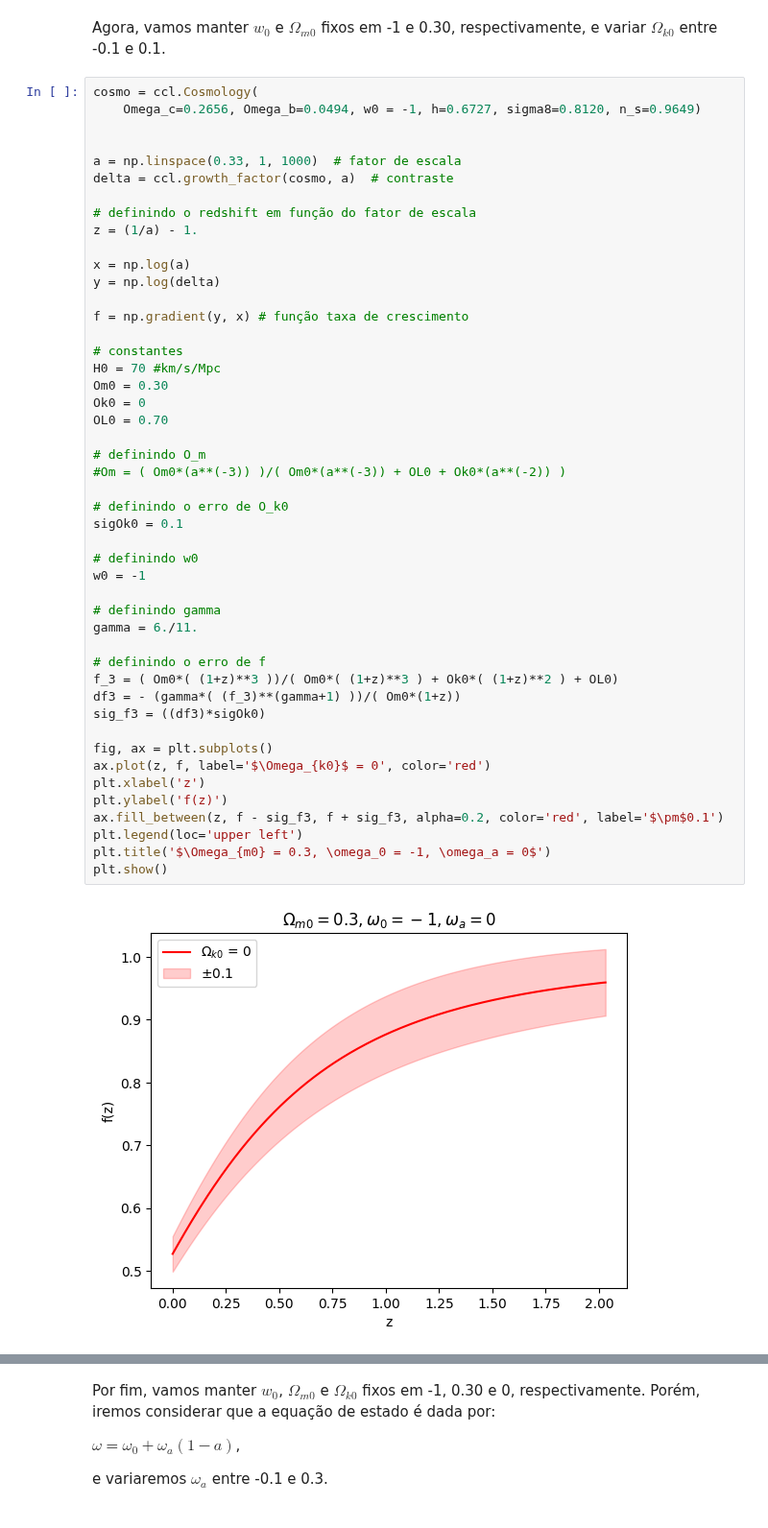
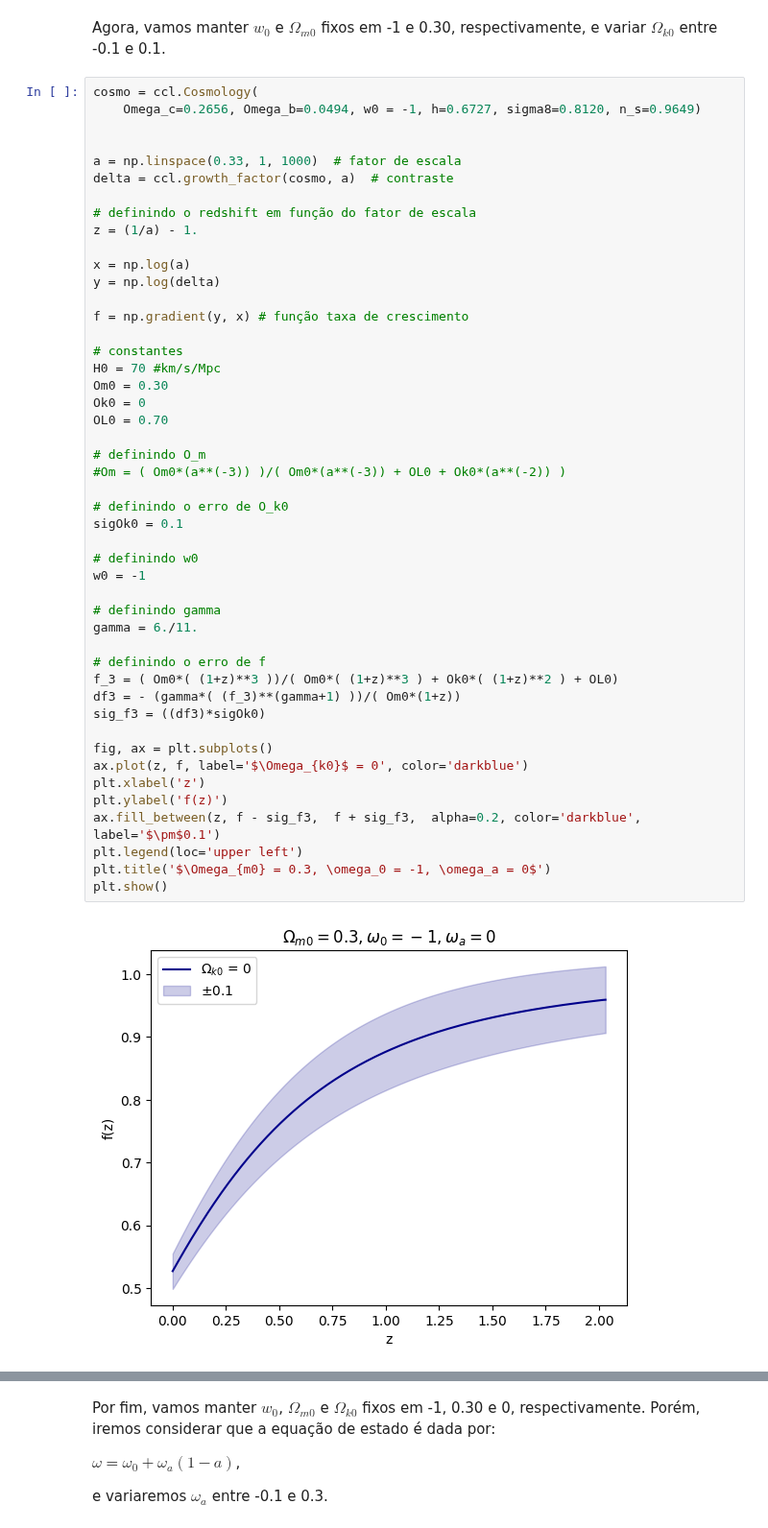
Before and after one commit to fernanda0402/Doutorado, a Jupyter notebook: Taxa_de_crescimento_de_estruturas.ipynb, the cells around one changed output, grey strips where cells are left out. Shown at 96% size. Saved outputs shown, nothing was run; the diff lists cells and outputs as text.

```diff
--- a/Taxa_de_crescimento_de_estruturas.ipynb
+++ b/Taxa_de_crescimento_de_estruturas.ipynb
@@ -163,33 +178,33 @@ f = np.gradient(y, x) # função taxa de crescimento
 # constantes
 H0 = 70 #km/s/Mpc
 Om0 = 0.30
 Ok0 = 0
 OL0 = 0.70
 
 # definindo O_m
 #Om = ( Om0*(a**(-3)) )/( Om0*(a**(-3)) + OL0 + Ok0*(a**(-2)) )
 
 # definindo o erro de O_k0
 sigOk0 = 0.1
 
 # definindo w0
 w0 = -1
 
 # definindo gamma
 gamma = 6./11.
 
 # definindo o erro de f
 f_3 = ( Om0*( (1+z)**3 ))/( Om0*( (1+z)**3 ) + Ok0*( (1+z)**2 ) + OL0)
 df3 = - (gamma*( (f_3)**(gamma+1) ))/( Om0*(1+z))
 sig_f3 = ((df3)*sigOk0)
 
 fig, ax = plt.subplots()
-ax.plot(z, f, label='$\Omega_{k0}$ = 0', color='red')
+ax.plot(z, f, label='$\Omega_{k0}$ = 0', color='darkblue')
 plt.xlabel('z')
 plt.ylabel('f(z)')
-ax.fill_between(z, f - sig_f3, f + sig_f3, alpha=0.2, color='red', label='$\pm$0.1')
+ax.fill_between(z, f - sig_f3,  f + sig_f3,  alpha=0.2, color='darkblue', label='$\pm$0.1')
 plt.legend(loc='upper left')
 plt.title('$\Omega_{m0} = 0.3, \omega_0 = -1, \omega_a = 0$')
 plt.show()
 # %% [output]
-[figure, old version]
+[figure, new version]
```
Also changed, not shown: parts of 13 cells of this notebook.
